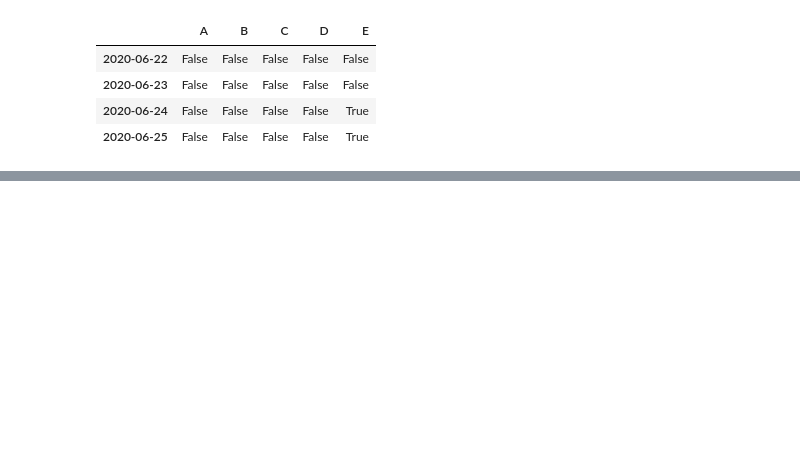
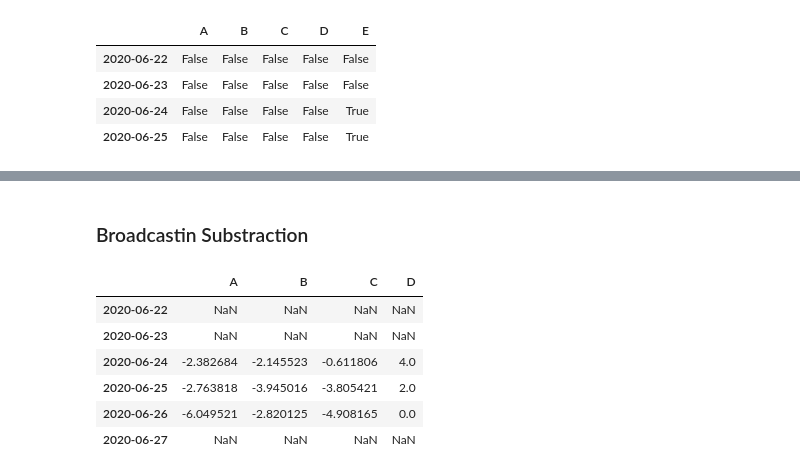
Before and after one commit to KIMS-Github/TIL_, a Jupyter notebook: pandas_10min_practice/pandas_practice_001.ipynb, the cells around one changed output, grey strips where cells are left out. Saved outputs shown, nothing was run; the diff lists cells and outputs as text; code cells hidden in the pictures; blank space fills up the shorter version.

```diff
--- a/pandas_10min_practice/pandas_practice_001.ipynb
+++ b/pandas_10min_practice/pandas_practice_001.ipynb
@@ -367,0 +401,3 @@ pd.isna(df1)
+# %%
+s = pd.Series([1, 3, 5, np.nan, 6, 8], index = dates).shift(2)
+s
@@ -367,0 +423,12 @@ pd.isna(df1)
+# %% [markdown]
+### Broadcastin Substraction
+# %%
+df.sub(s, axis='index')
+# %% [output]
+|  | A | B | C | D |
+| 2020-06-22 | NaN | NaN | NaN | NaN |
+| 2020-06-23 | NaN | NaN | NaN | NaN |
+| 2020-06-24 | -2.382684 | -2.145523 | -0.611806 | 4.0 |
+| 2020-06-25 | -2.763818 | -3.945016 | -3.805421 | 2.0 |
+| 2020-06-26 | -6.049521 | -2.820125 | -4.908165 | 0.0 |
+| 2020-06-27 | NaN | NaN | NaN | NaN |
```
Also changed, not shown: parts of 42 cells of this notebook.
